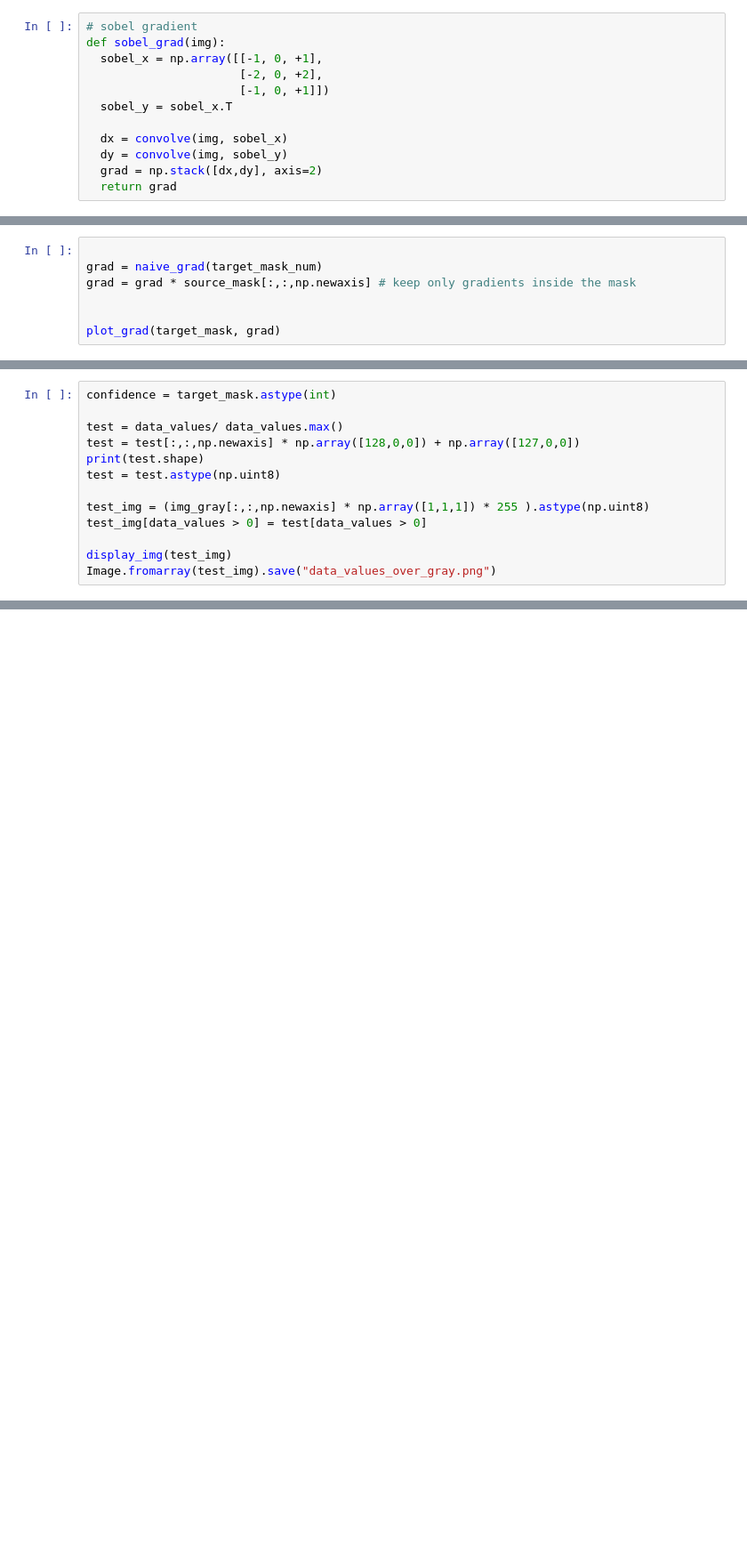
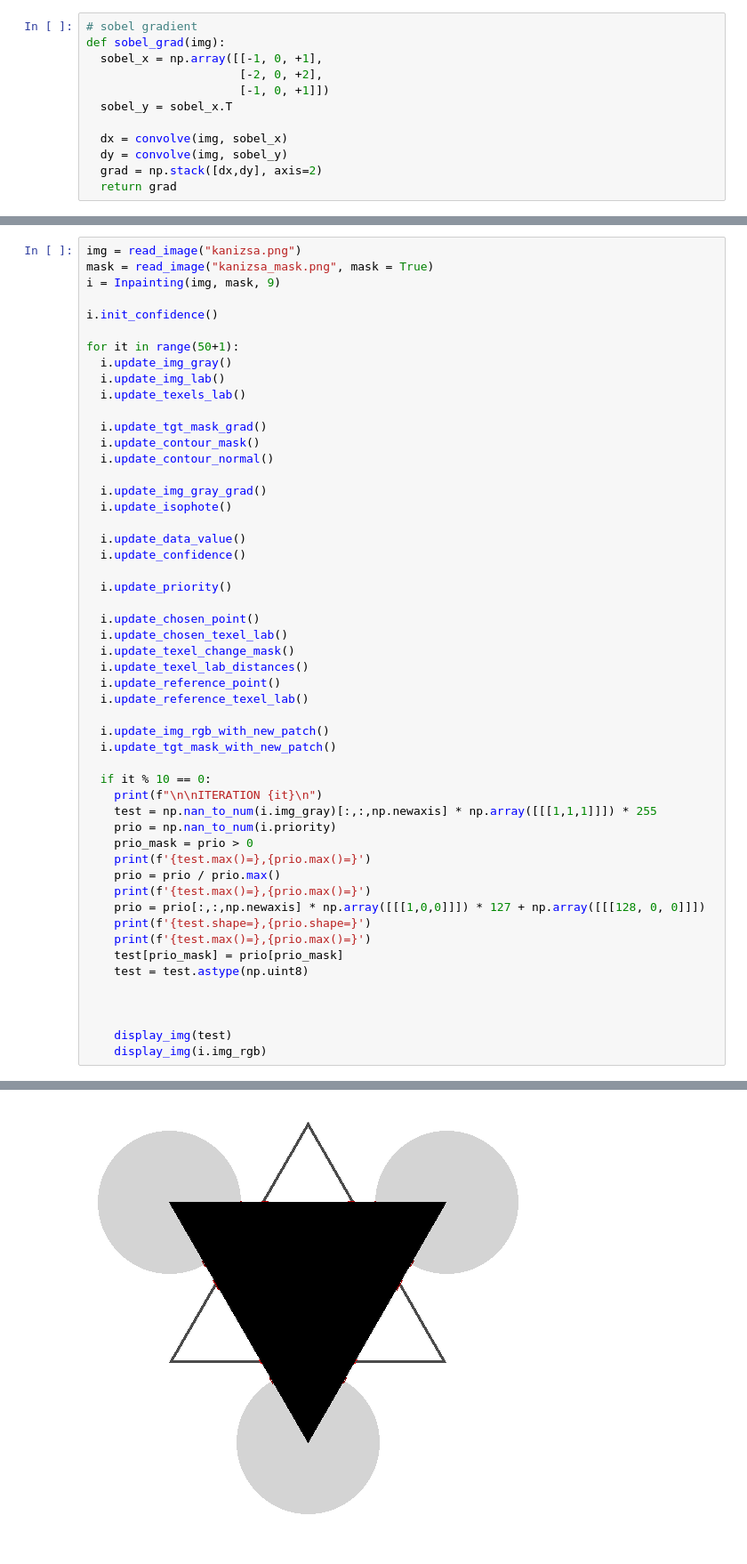
Before and after one commit to KarenKhou/Inpainting_ObjectRemoval, a Jupyter notebook: inpainting.ipynb, the cells around one changed output, grey strips where cells are left out. Shown: that part at 89% size. Cells and saved outputs as stored; diff of their text form; blank space fills up the shorter version.

```diff
--- a/inpainting.ipynb
+++ b/inpainting.ipynb
@@ -267,7 +168,0 @@ array([[0, 0, 0, 0, 0, 0, 0, 0, 0],
-# %%
-
-grad = naive_grad(target_mask_num)
-grad = grad * source_mask[:,:,np.newaxis] # keep only gradients inside the mask
-
-
-plot_grad(target_mask, grad)
@@ -546,13 +168,0 @@ array([[0.  , 0.  , 0.  , 0.  , 0.  , 0.  , 0.  , 0.  , 0.  ],
-# %%
-confidence = target_mask.astype(int)
-
-test = data_values/ data_values.max()
-test = test[:,:,np.newaxis] * np.array([128,0,0]) + np.array([127,0,0])
-print(test.shape)
-test = test.astype(np.uint8)
-
-test_img = (img_gray[:,:,np.newaxis] * np.array([1,1,1]) * 255 ).astype(np.uint8)
-test_img[data_values > 0] = test[data_values > 0]
-
-display_img(test_img)
-Image.fromarray(test_img).save("data_values_over_gray.png")
@@ -561,0 +378,53 @@ Image.fromarray(test_img).save("data_values_over_gray.png")
+# %%
+img = read_image("kanizsa.png")
+mask = read_image("kanizsa_mask.png", mask = True)
+i = Inpainting(img, mask, 9)
+
+i.init_confidence()
+
+for it in range(50+1):
+  i.update_img_gray()
+  i.update_img_lab()
+  i.update_texels_lab()
+
+  i.update_tgt_mask_grad()
+  i.update_contour_mask()
+  i.update_contour_normal()
+
+  i.update_img_gray_grad()
+  i.update_isophote()
+
+  i.update_data_value()
+  i.update_confidence()
+
+  i.update_priority()
+
+  i.update_chosen_point()
+  i.update_chosen_texel_lab()
+  i.update_texel_change_mask()
+  i.update_texel_lab_distances()
+  i.update_reference_point()
+  i.update_reference_texel_lab()
+
+  i.update_img_rgb_with_new_patch()
+  i.update_tgt_mask_with_new_patch()
+
+  if it % 10 == 0:
+    print(f"\n\nITERATION {it}\n")
+    test = np.nan_to_num(i.img_gray)[:,:,np.newaxis] * np.array([[[1,1,1]]]) * 255
+    prio = np.nan_to_num(i.priority)
+    prio_mask = prio > 0
+    print(f'{test.max()=},{prio.max()=}')
+    prio = prio / prio.max()
+    print(f'{test.max()=},{prio.max()=}')
+    prio = prio[:,:,np.newaxis] * np.array([[[1,0,0]]]) * 127 + np.array([[[128, 0, 0]]])
+    print(f'{test.shape=},{prio.shape=}')
+    print(f'{test.max()=},{prio.max()=}')
+    test[prio_mask] = prio[prio_mask]
+    test = test.astype(np.uint8)
+
+
+
+    display_img(test)
+    display_img(i.img_rgb)
+# %% [output]
@@ -561,0 +437 @@ Image.fromarray(test_img).save("data_values_over_gray.png")
+[figure, added]
```
Also changed, not shown: parts of 21 cells of this notebook.
